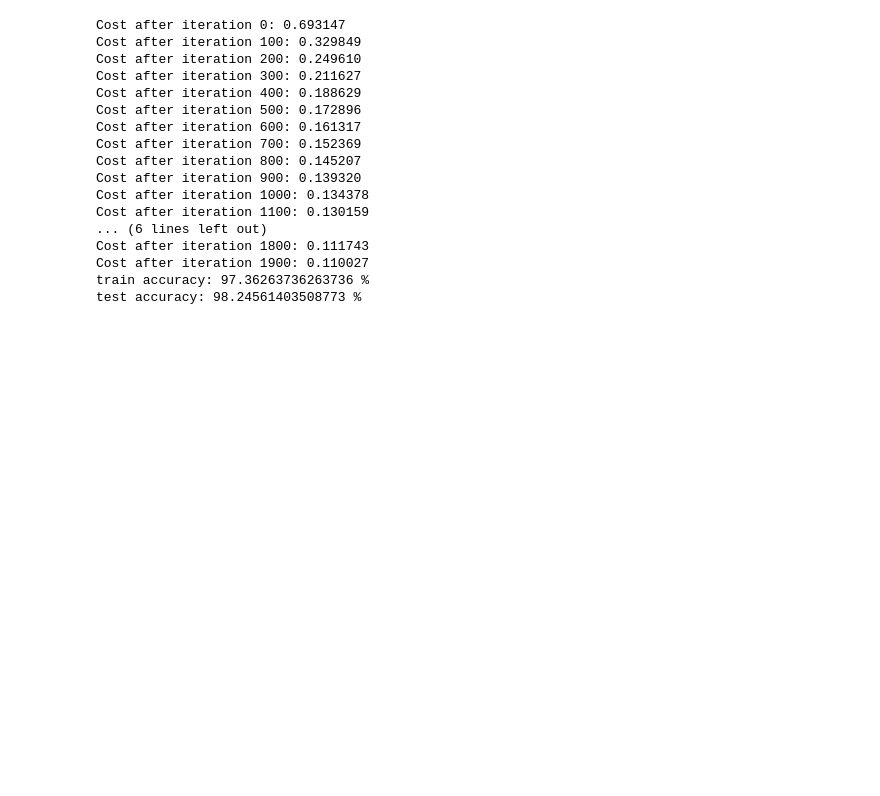
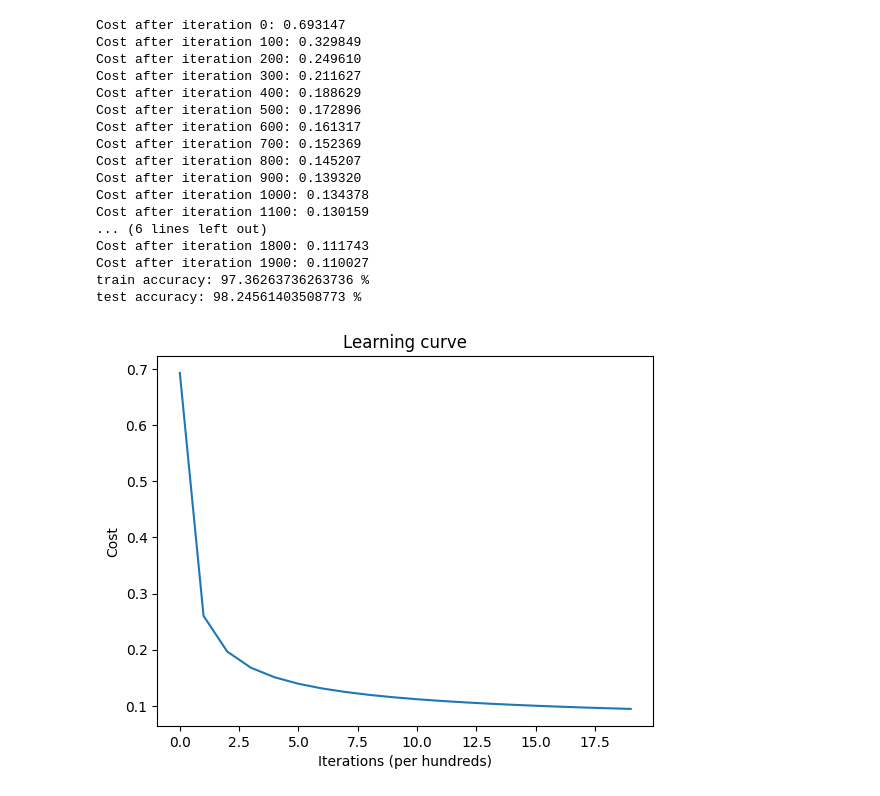
Before and after one commit to gujerlywantgenshin/breast_cancer_classification, a Jupyter notebook: breast_cancer_classification.ipynb, the cells around one changed output. Saved outputs shown, nothing was run; the diff lists cells and outputs as text; code cells hidden in the pictures; blank space fills up the shorter version.

Commit message:
- added plotting features

```diff
--- a/breast_cancer_classification.ipynb
+++ b/breast_cancer_classification.ipynb
@@ -177,3 +177,12 @@ Cost after iteration 1800: 0.111743
 Cost after iteration 1900: 0.110027
 train accuracy: 97.36263736263736 %
 test accuracy: 98.24561403508773 %
+# %%
+#plotting results
+plt.plot(costs)
+plt.xlabel('Iterations (per hundreds)')
+plt.ylabel('Cost')
+plt.title('Learning curve')
+plt.show()
+# %% [output]
+[figure, added]
```
Also changed, not shown: parts of 2 cells of this notebook.
